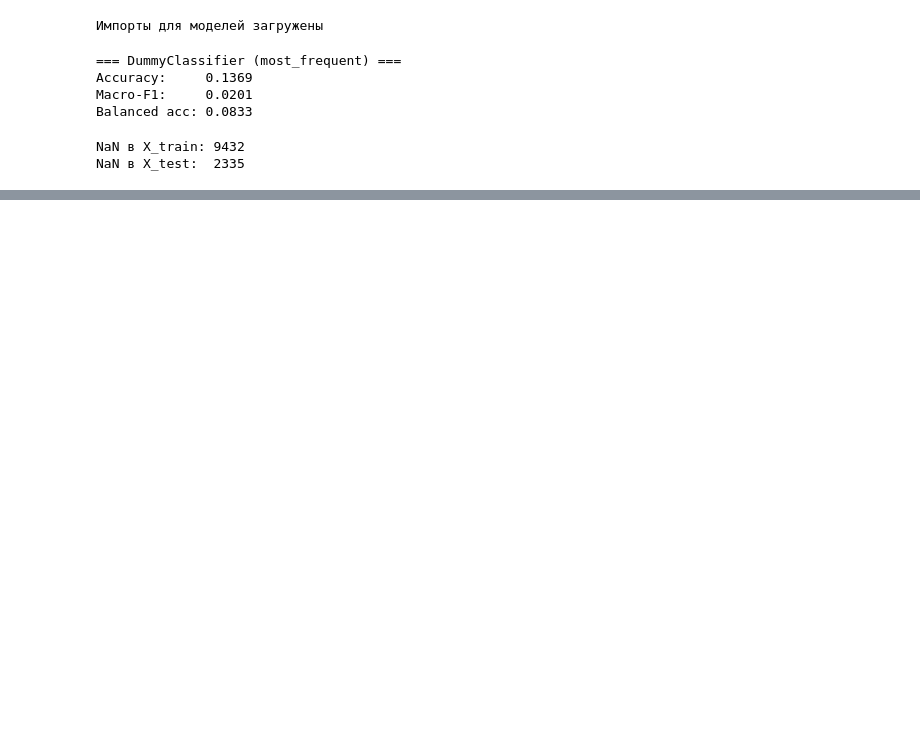
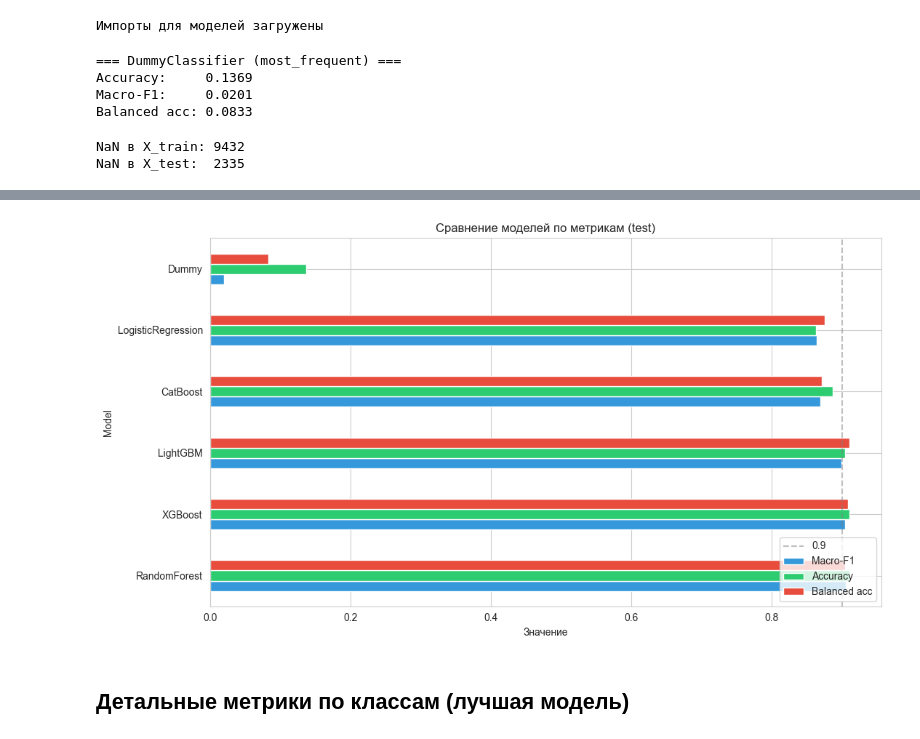
Before and after one commit to natalieananyina-sudo/67-git-kittens, a Jupyter notebook: notebooks/03_modeling.ipynb, the cells around one changed output, grey strips where cells are left out. Cells and saved outputs as stored; diff of their text form; code cells hidden in the pictures; blank space fills up the shorter version.

Commit message:
Add train.py, update modeling notebook, add reports folder

```diff
--- a/notebooks/03_modeling.ipynb
+++ b/notebooks/03_modeling.ipynb
@@ -205,0 +368,33 @@ Name: count, dtype: int64
+# %%
+# ============ СРАВНЕНИЕ ВСЕХ МОДЕЛЕЙ ============
+results = pd.DataFrame({
+    'Model': ['Dummy', 'LogisticRegression', 'RandomForest', 'CatBoost', 'XGBoost', 'LightGBM'],
+    'Accuracy': [
+        accuracy_score(y_test, y_pred_dummy),
+        accuracy_score(y_test, y_pred_logreg),
+        accuracy_score(y_test, y_pred_rf),
+        accuracy_score(y_test, y_pred_catboost),
+        accuracy_score(y_test, y_pred_xgb),
+        accuracy_score(y_test, y_pred_lgb)
+    ],
+    'Macro-F1': [
+        f1_score(y_test, y_pred_dummy, average='macro'),
+        f1_score(y_test, y_pred_logreg, average='macro'),
+        f1_score(y_test, y_pred_rf, average='macro'),
+        f1_score(y_test, y_pred_catboost, average='macro'),
+        f1_score(y_test, y_pred_xgb, average='macro'),
+        f1_score(y_test, y_pred_lgb, average='macro')
+    ],
+    'Balanced acc': [
+        balanced_accuracy_score(y_test, y_pred_dummy),
+        balanced_accuracy_score(y_test, y_pred_logreg),
+        balanced_accuracy_score(y_test, y_pred_rf),
+        balanced_accuracy_score(y_test, y_pred_catboost),
+        balanced_accuracy_score(y_test, y_pred_xgb),
+        balanced_accuracy_score(y_test, y_pred_lgb)
+    ]
+})
+
+results = results.sort_values('Macro-F1', ascending=False).reset_index(drop=True)
+print("=== Итоговая таблица ===")
+print(results.round(4).to_string(index=False))
@@ -205,0 +410,15 @@ Name: count, dtype: int64
+# %%
+# ============ ВИЗУАЛИЗАЦИЯ ============
+fig, ax = plt.subplots(figsize=(11, 6))
+results_viz = results.set_index('Model')[['Macro-F1', 'Accuracy', 'Balanced acc']]
+results_viz.plot(kind='barh', ax=ax, color=['#3498db', '#2ecc71', '#e74c3c'])
+ax.set_title('Сравнение моделей по метрикам (test)')
+ax.set_xlabel('Значение')
+ax.axvline(x=0.9, color='gray', linestyle='--', alpha=0.5, label='0.9')
+ax.legend(loc='lower right')
+plt.tight_layout()
+plt.show()
+# %% [output]
+[figure, added]
+# %% [markdown]
+## Детальные метрики по классам (лучшая модель)
```
Also changed, not shown: parts of 21 cells of this notebook, 3 other files.
